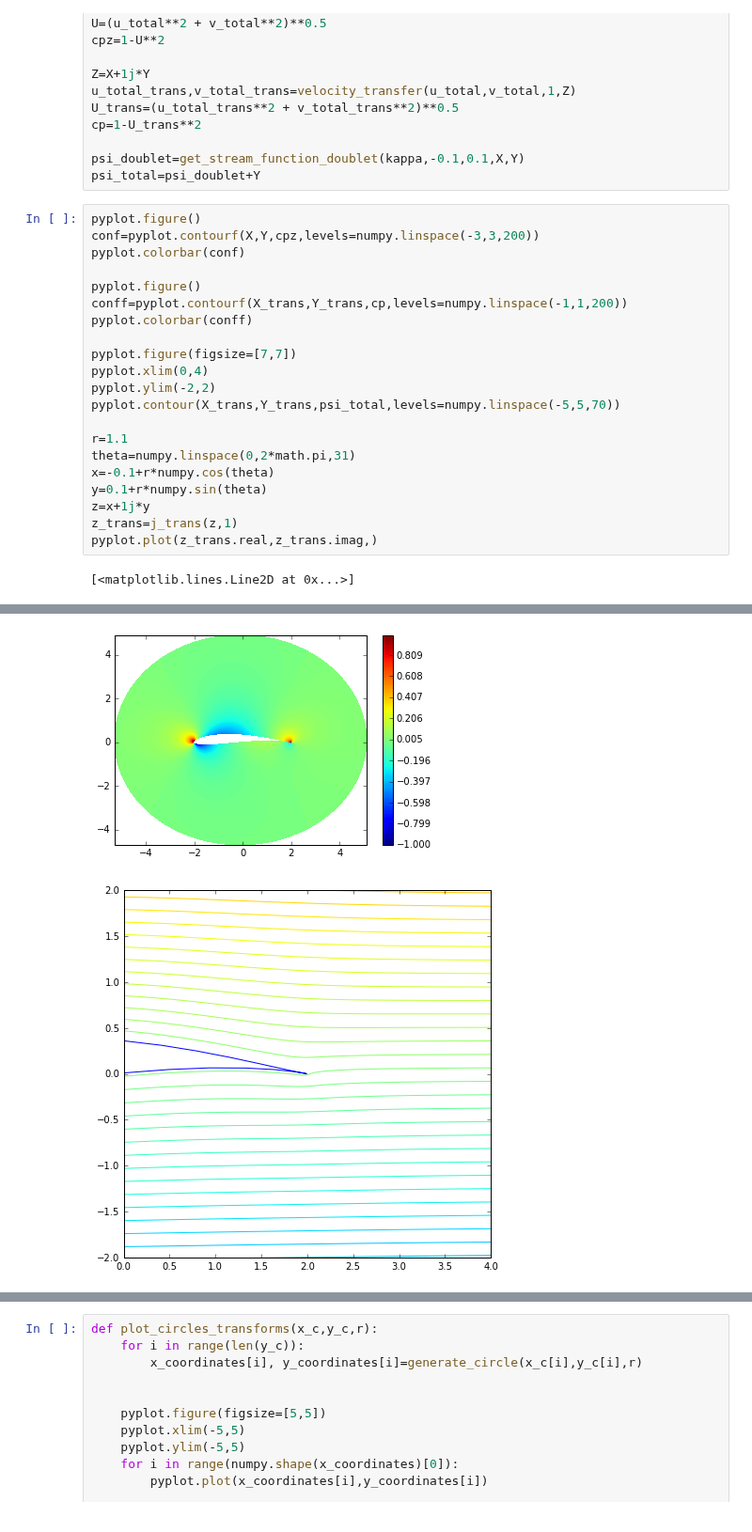
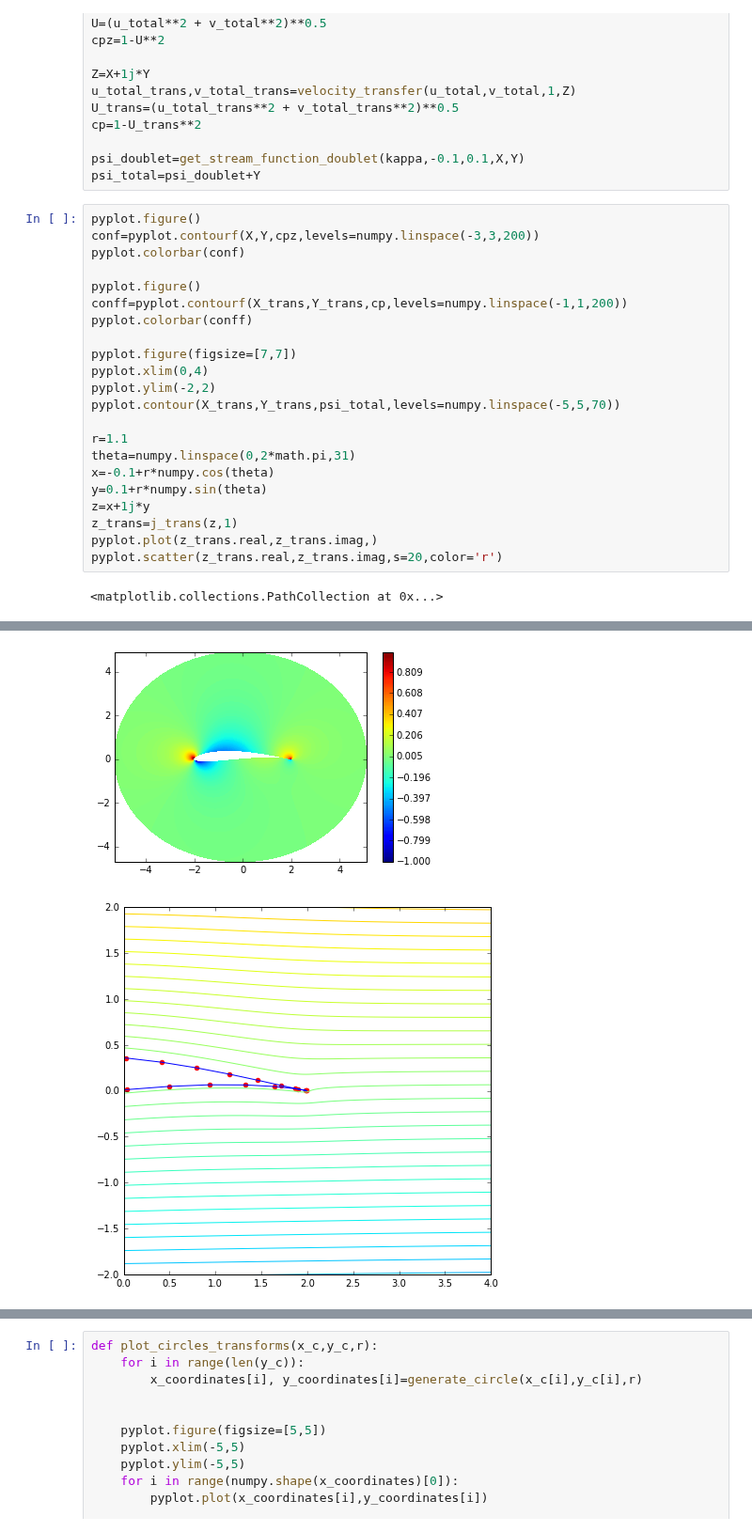
Before and after one commit to barbagroup/AeroPython-studentprojects2017, a Jupyter notebook: iamisrapel/Project_Joukowski_transformation.ipynb, the cells around one changed output, grey strips where cells are left out. Shown at 94% size. Saved outputs shown, nothing was run; the diff lists cells and outputs as text.

```diff
--- a/iamisrapel/Project_Joukowski_transformation.ipynb
+++ b/iamisrapel/Project_Joukowski_transformation.ipynb
@@ -314,26 +319,27 @@ psi_total=psi_doublet+Y
 # %%
 pyplot.figure()
 conf=pyplot.contourf(X,Y,cpz,levels=numpy.linspace(-3,3,200))
 pyplot.colorbar(conf)
 
 pyplot.figure()
 conff=pyplot.contourf(X_trans,Y_trans,cp,levels=numpy.linspace(-1,1,200))
 pyplot.colorbar(conff)
 
 pyplot.figure(figsize=[7,7])
 pyplot.xlim(0,4)
 pyplot.ylim(-2,2)
 pyplot.contour(X_trans,Y_trans,psi_total,levels=numpy.linspace(-5,5,70))
 
 r=1.1
 theta=numpy.linspace(0,2*math.pi,31)
 x=-0.1+r*numpy.cos(theta)
 y=0.1+r*numpy.sin(theta)
 z=x+1j*y
 z_trans=j_trans(z,1)
 pyplot.plot(z_trans.real,z_trans.imag,)
+pyplot.scatter(z_trans.real,z_trans.imag,s=20,color='r')
 # %% [output]
-[<matplotlib.lines.Line2D at 0x...>]
+<matplotlib.collections.PathCollection at 0x...>
 [figure]
 [figure]
-[figure, old version]
+[figure, new version]
```
Also changed, not shown: parts of 13 cells of this notebook.
